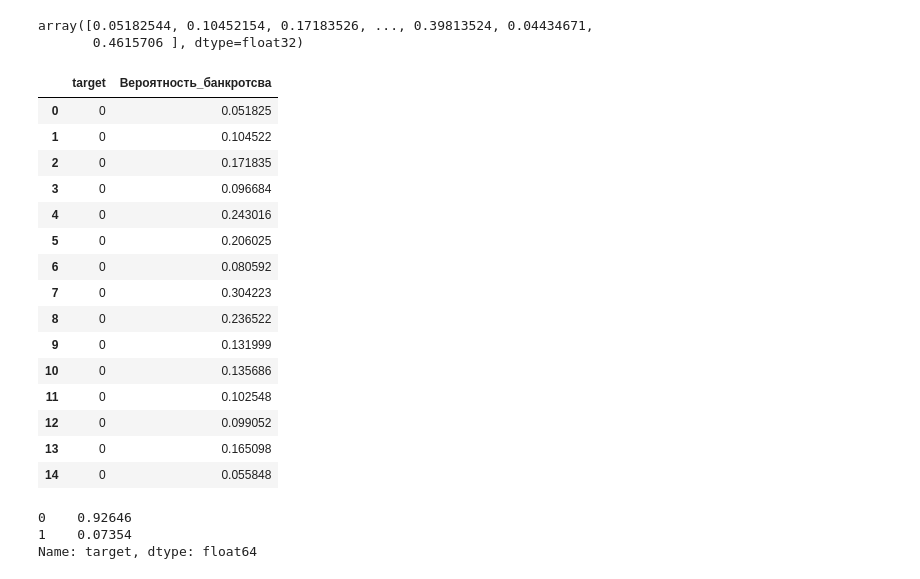
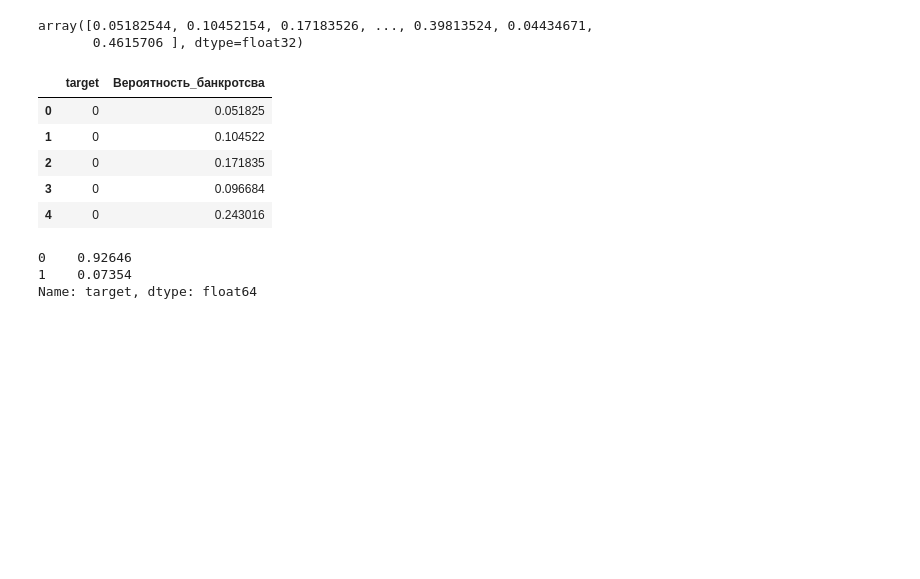
Before and after one commit to EvgeniiMileshin/scor_test, a Jupyter notebook: test.ipynb, the cells around one changed output. Saved outputs shown, nothing was run; the diff lists cells and outputs as text; code cells hidden in the pictures; blank space fills up the shorter version.

```diff
--- a/test.ipynb
+++ b/test.ipynb
@@ -363,15 +358,0 @@ df_credit.describe(include = "all")
-# %%
-%%time
-parameters = {'max_depth': np.arange(5, 7),
-              'iterations': np.arange(400, 500, 100),
-              'learning_rate': np.arange(0.02, 0.11, 0.03)
-             }
-
-gs = GridSearchCV(CatBoostClassifier(random_state=12345),
-                  parameters,
-                  verbose = False,
-                  cv=kf,
-                  scoring='roc_auc')
-
-# обучение
-gs.fit(features_train, target_train)
@@ -473,28 +452,18 @@ array([0.05182544, 0.10452154, 0.17183526, ..., 0.39813524, 0.04434671,
 # %%
 result = model_xgb.predict(df_reject)
 res_proba = pd.DataFrame({'target': result,
                           'Вероятность_банкротсва': y_pred
                           })
-display(res_proba.head(15))
+display(res_proba.head(5))
 # проверка результатов
 display(res_proba['target'].value_counts(normalize= True))
 # %% [output]
 |  | target | Вероятность_банкротсва |
 | 0 | 0 | 0.051825 |
 | 1 | 0 | 0.104522 |
 | 2 | 0 | 0.171835 |
 | 3 | 0 | 0.096684 |
 | 4 | 0 | 0.243016 |
-| 5 | 0 | 0.206025 |
-| 6 | 0 | 0.080592 |
-| 7 | 0 | 0.304223 |
-| 8 | 0 | 0.236522 |
-| 9 | 0 | 0.131999 |
-| 10 | 0 | 0.135686 |
-| 11 | 0 | 0.102548 |
-| 12 | 0 | 0.099052 |
-| 13 | 0 | 0.165098 |
-| 14 | 0 | 0.055848 |
 0    0.92646
 1    0.07354
 Name: target, dtype: float64
```
Also changed, not shown: parts of 9 cells of this notebook.
